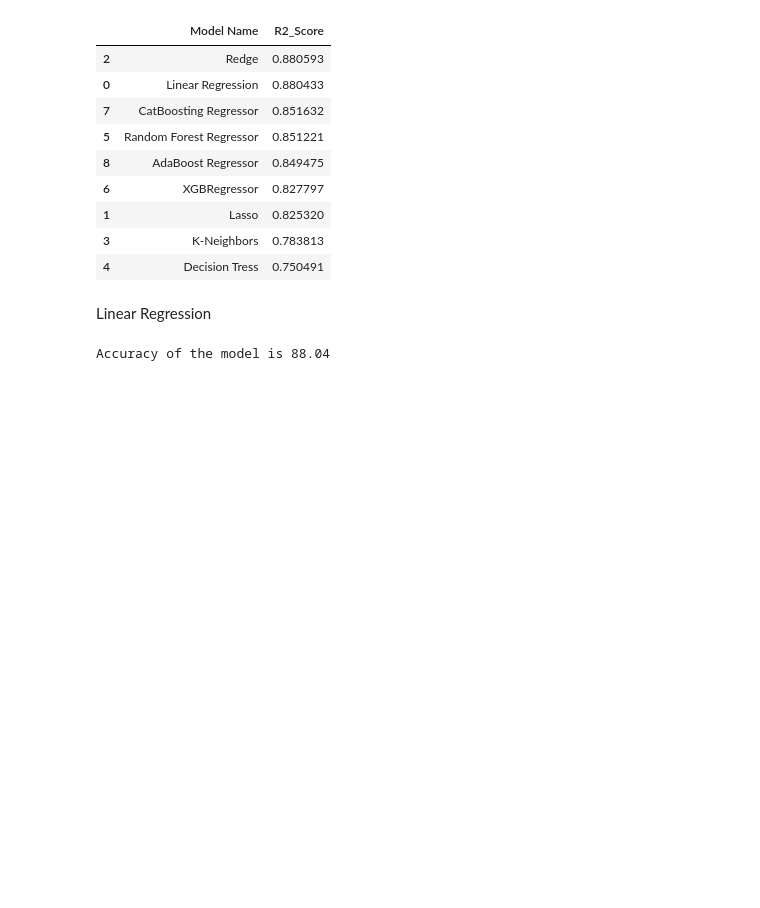
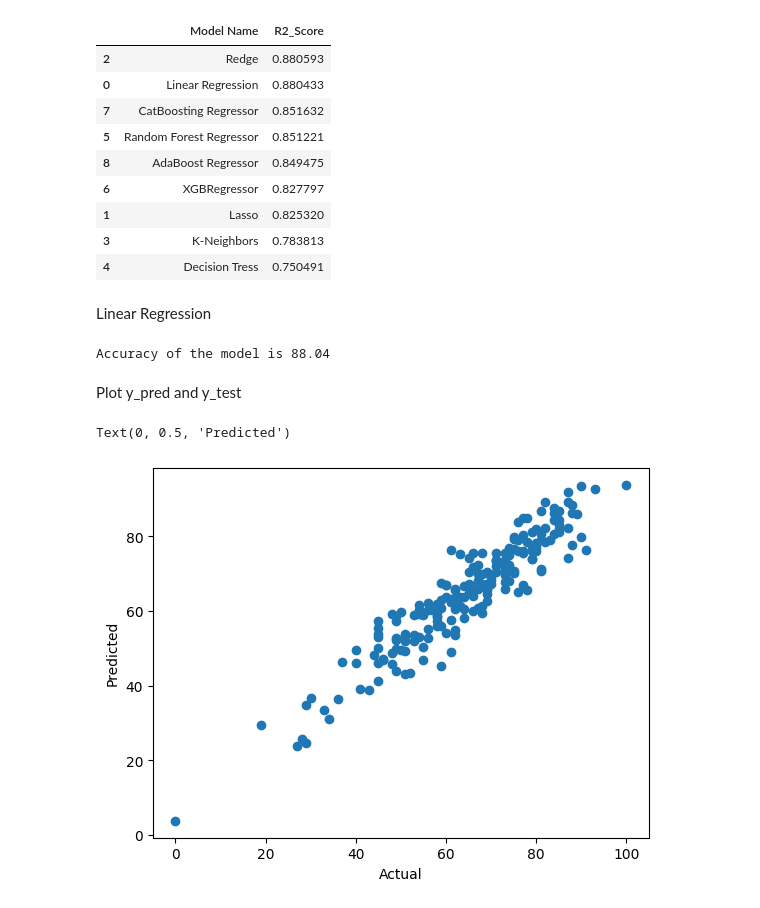
Before and after one commit to AnjaliVerma-DS/mlproject, a Jupyter notebook: notebook/MODEL TRAINING.ipynb, the cells around one changed output. Drawn from its saved outputs; the diff is of its cells as text; code cells hidden in the pictures; blank space fills up the shorter version.

```diff
--- a/notebook/MODEL TRAINING.ipynb
+++ b/notebook/MODEL TRAINING.ipynb
@@ -178,3 +178,12 @@ score=r2_score(y_test,y_pred)*100
 print("Accuracy of the model is %.2f" %score)
 # %% [output]
 Accuracy of the model is 88.04
+# %% [markdown]
+Plot y_pred and y_test
+# %%
+plt.scatter(y_test,y_pred)
+plt.xlabel("Actual")
+plt.ylabel("Predicted")
+# %% [output]
+Text(0, 0.5, 'Predicted')
+[figure, added]
```
Also changed, not shown: parts of 3 cells of this notebook.
